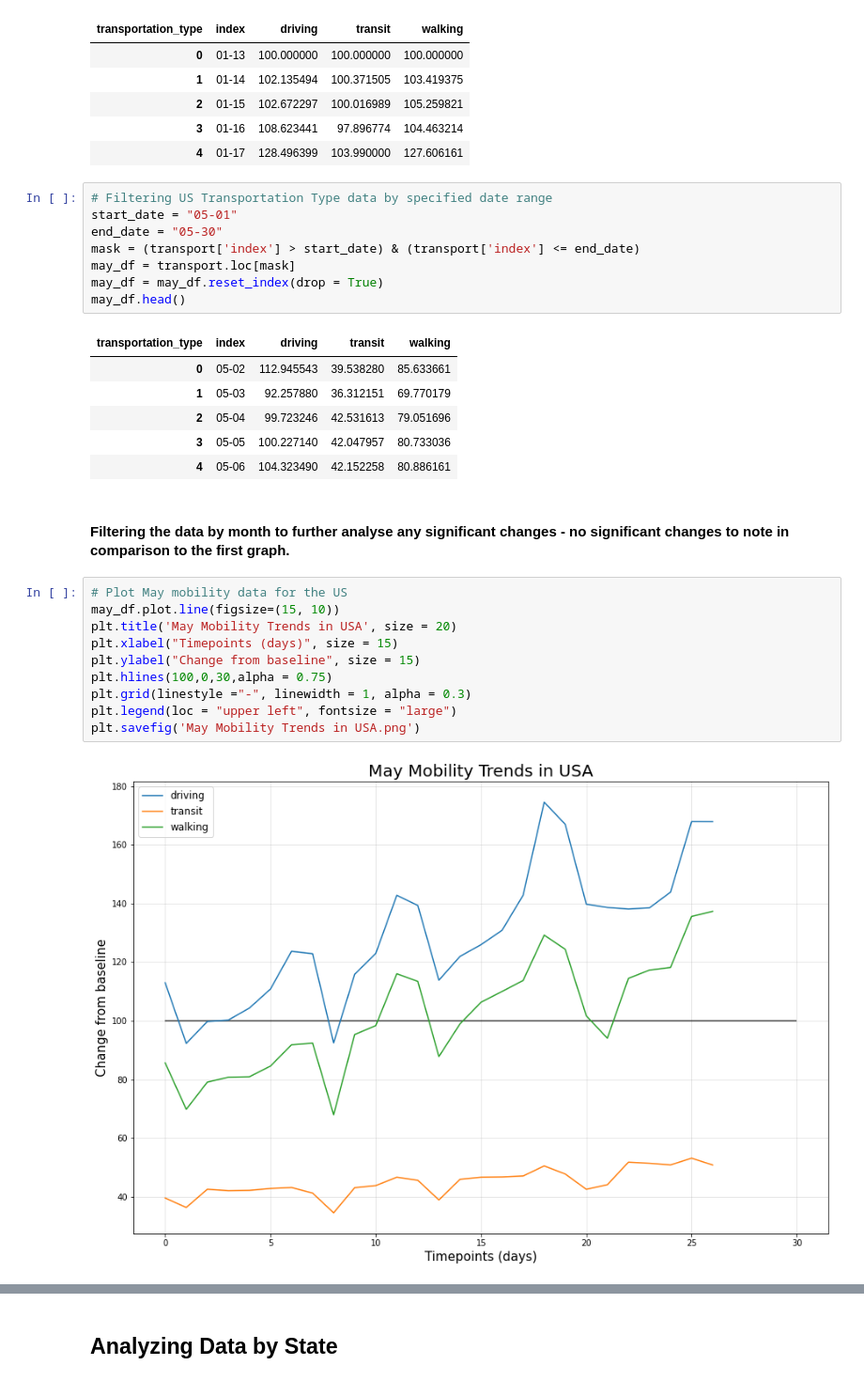
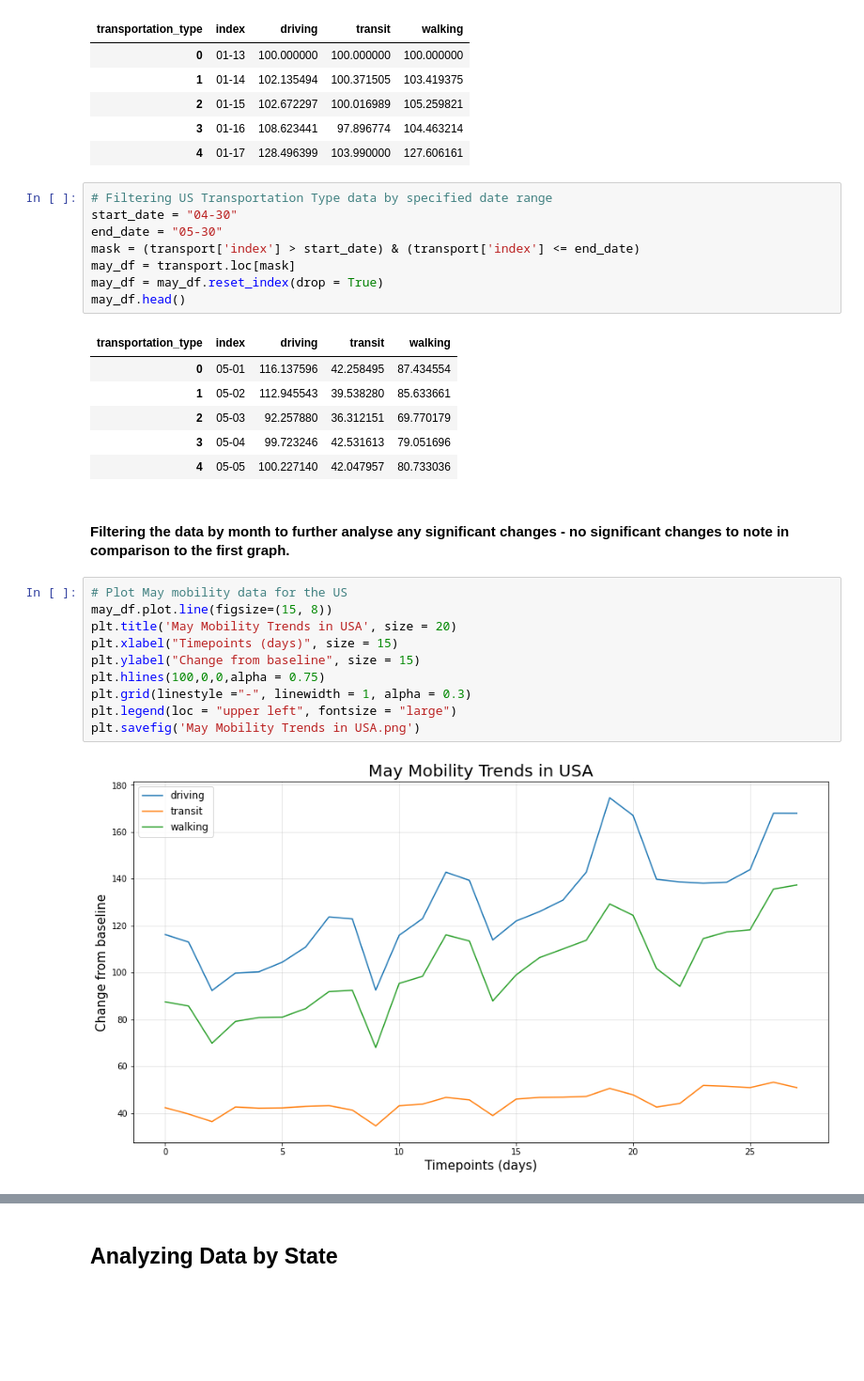
Before and after one commit to LisaHarrison08/Project_G4, a Jupyter notebook: Apple Mobility/Apple_Mobility.ipynb, the cells around one changed output, grey strips where cells are left out. Shown at 94% size. Saved outputs shown, nothing was run; the diff lists cells and outputs as text; blank space fills up the shorter version.

```diff
--- a/Apple Mobility/Apple_Mobility.ipynb
+++ b/Apple Mobility/Apple_Mobility.ipynb
@@ -175,7 +175,7 @@ transport.head()
 | 4 | 01-17 | 128.496399 | 103.990000 | 127.606161 |
 # %%
 # Filtering US Transportation Type data by specified date range
-start_date = "05-01"
+start_date = "04-30"
 end_date = "05-30"
 mask = (transport['index'] > start_date) & (transport['index'] <= end_date)
 may_df = transport.loc[mask]
@@ -183,22 +183,22 @@ may_df = may_df.reset_index(drop = True)
 may_df.head()
 # %% [output]
 | transportation_type | index | driving | transit | walking |
-| 0 | 05-02 | 112.945543 | 39.538280 | 85.633661 |
-| 1 | 05-03 | 92.257880 | 36.312151 | 69.770179 |
-| 2 | 05-04 | 99.723246 | 42.531613 | 79.051696 |
-| 3 | 05-05 | 100.227140 | 42.047957 | 80.733036 |
-| 4 | 05-06 | 104.323490 | 42.152258 | 80.886161 |
+| 0 | 05-01 | 116.137596 | 42.258495 | 87.434554 |
+| 1 | 05-02 | 112.945543 | 39.538280 | 85.633661 |
+| 2 | 05-03 | 92.257880 | 36.312151 | 69.770179 |
+| 3 | 05-04 | 99.723246 | 42.531613 | 79.051696 |
+| 4 | 05-05 | 100.227140 | 42.047957 | 80.733036 |
 # %% [markdown]
 #### Filtering the data by month to further analyse any significant changes - no significant changes to note in comparison to the first graph.
 # %%
 # Plot May mobility data for the US
-may_df.plot.line(figsize=(15, 10))
+may_df.plot.line(figsize=(15, 8))
 plt.title('May Mobility Trends in USA', size = 20)
 plt.xlabel("Timepoints (days)", size = 15)
 plt.ylabel("Change from baseline", size = 15)
-plt.hlines(100,0,30,alpha = 0.75)
+plt.hlines(100,0,0,alpha = 0.75)
 plt.grid(linestyle ="-", linewidth = 1, alpha = 0.3)
 plt.legend(loc = "upper left", fontsize = "large")
 plt.savefig('May Mobility Trends in USA.png')
 # %% [output]
-[figure, old version]
+[figure, new version]
```
Also changed, not shown: parts of 6 cells of this notebook, 5 other files.
